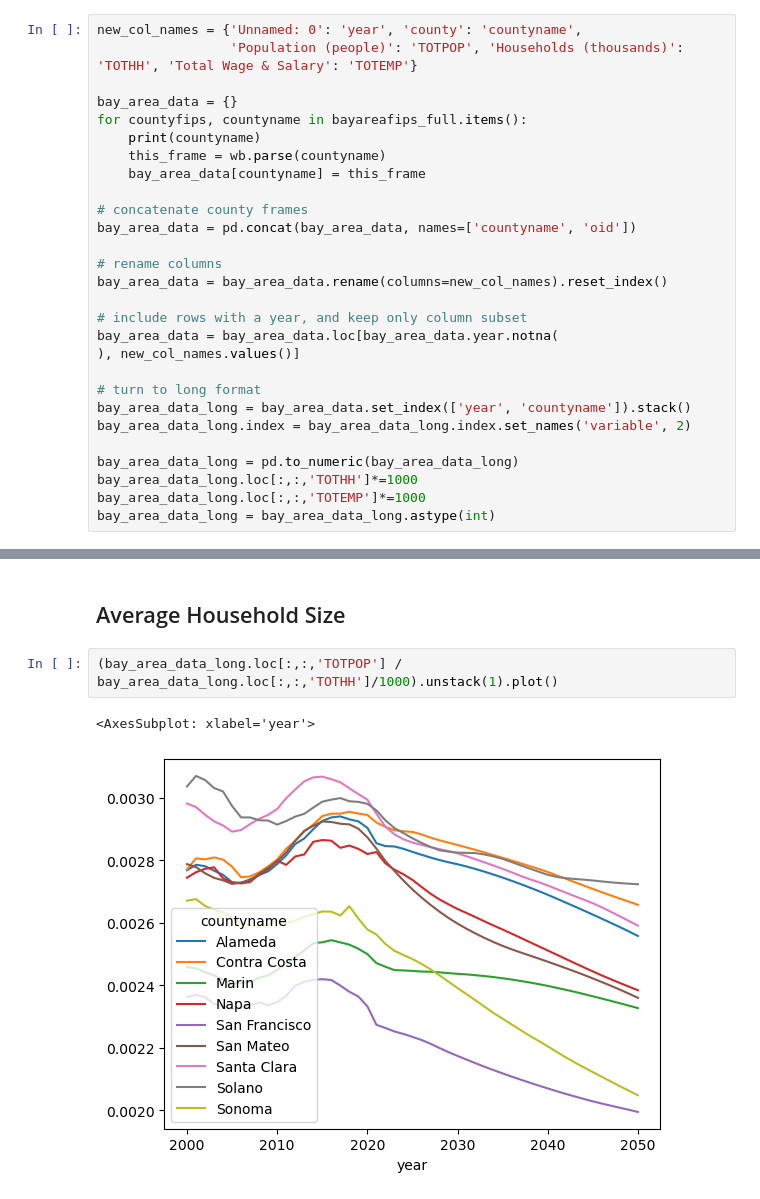
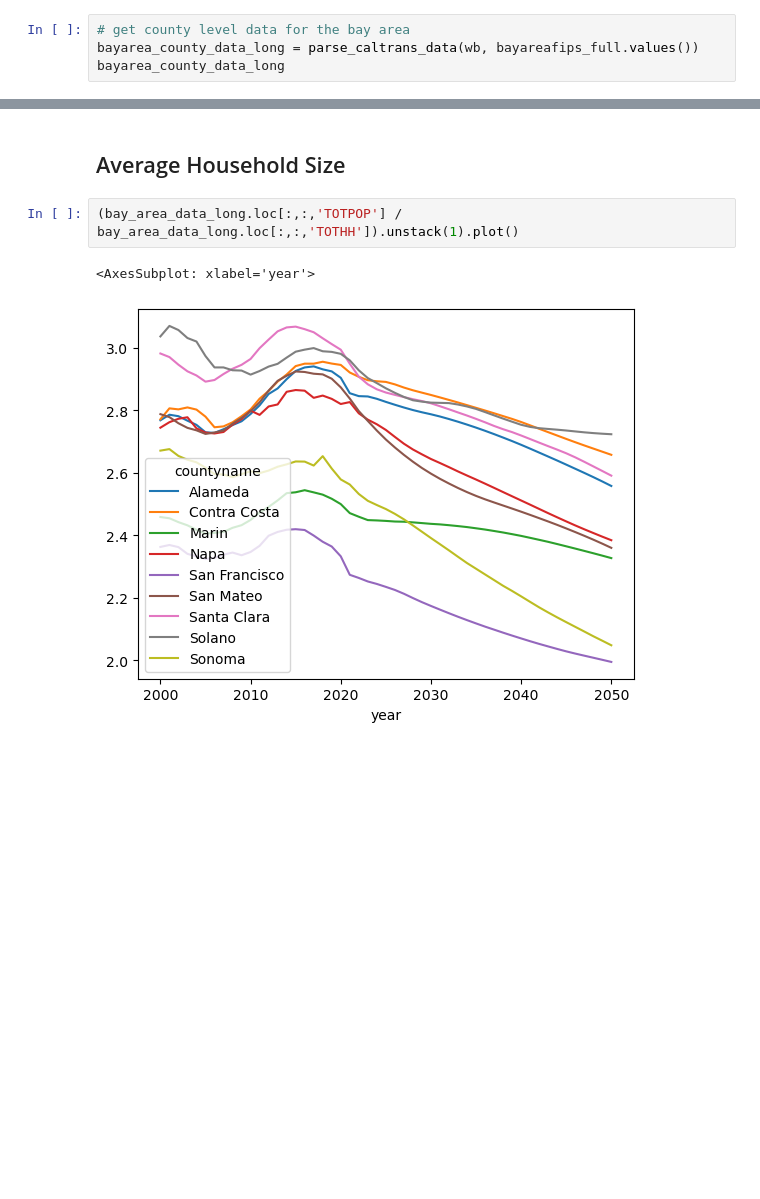
Before and after one commit to BayAreaMetro/regional_forecast, a Jupyter notebook: contextual/ca_econ_forecast/Parse Caltrans California Economic Forecast .ipynb, the cells around one changed output, grey strips where cells are left out. Saved outputs shown, nothing was run; the diff lists cells and outputs as text; blank space fills up the shorter version.

Commit message:
Updated parser notebooks

```diff
--- a/contextual/ca_econ_forecast/Parse Caltrans California Economic Forecast .ipynb
+++ b/contextual/ca_econ_forecast/Parse Caltrans California Economic Forecast .ipynb
@@ -15,29 +200,5 @@ wb = pd.ExcelFile('data/forecast-data-2022-a11y.xlsx')
 # %%
-new_col_names = {'Unnamed: 0': 'year', 'county': 'countyname',
-                 'Population (people)': 'TOTPOP', 'Households (thousands)': 'TOTHH', 'Total Wage & Salary': 'TOTEMP'}
-
-bay_area_data = {}
-for countyfips, countyname in bayareafips_full.items():
-    print(countyname)
-    this_frame = wb.parse(countyname)
-    bay_area_data[countyname] = this_frame
-
-# concatenate county frames
-bay_area_data = pd.concat(bay_area_data, names=['countyname', 'oid'])
-
-# rename columns
-bay_area_data = bay_area_data.rename(columns=new_col_names).reset_index()
-
-# include rows with a year, and keep only column subset
-bay_area_data = bay_area_data.loc[bay_area_data.year.notna(
-), new_col_names.values()]
-
-# turn to long format
-bay_area_data_long = bay_area_data.set_index(['year', 'countyname']).stack()
-bay_area_data_long.index = bay_area_data_long.index.set_names('variable', 2)
-
-bay_area_data_long = pd.to_numeric(bay_area_data_long)
-bay_area_data_long.loc[:,:,'TOTHH']*=1000
-bay_area_data_long.loc[:,:,'TOTEMP']*=1000
-bay_area_data_long = bay_area_data_long.astype(int)
+# get county level data for the bay area
+bayarea_county_data_long = parse_caltrans_data(wb, bayareafips_full.values())
+bayarea_county_data_long
 # %% [output]
@@ -134,7 +301,7 @@ for var in ['TOTPOP','TOTHH','TOTEMP']:
 # %% [markdown]
 ## Average Household Size
 # %%
-(bay_area_data_long.loc[:,:,'TOTPOP'] / bay_area_data_long.loc[:,:,'TOTHH']/1000).unstack(1).plot()
+(bay_area_data_long.loc[:,:,'TOTPOP'] / bay_area_data_long.loc[:,:,'TOTHH']).unstack(1).plot()
 # %% [output]
 <AxesSubplot: xlabel='year'>
-[figure, old version]
+[figure, new version]
```
Also changed, not shown: parts of 16 cells of this notebook, 9 other files.
